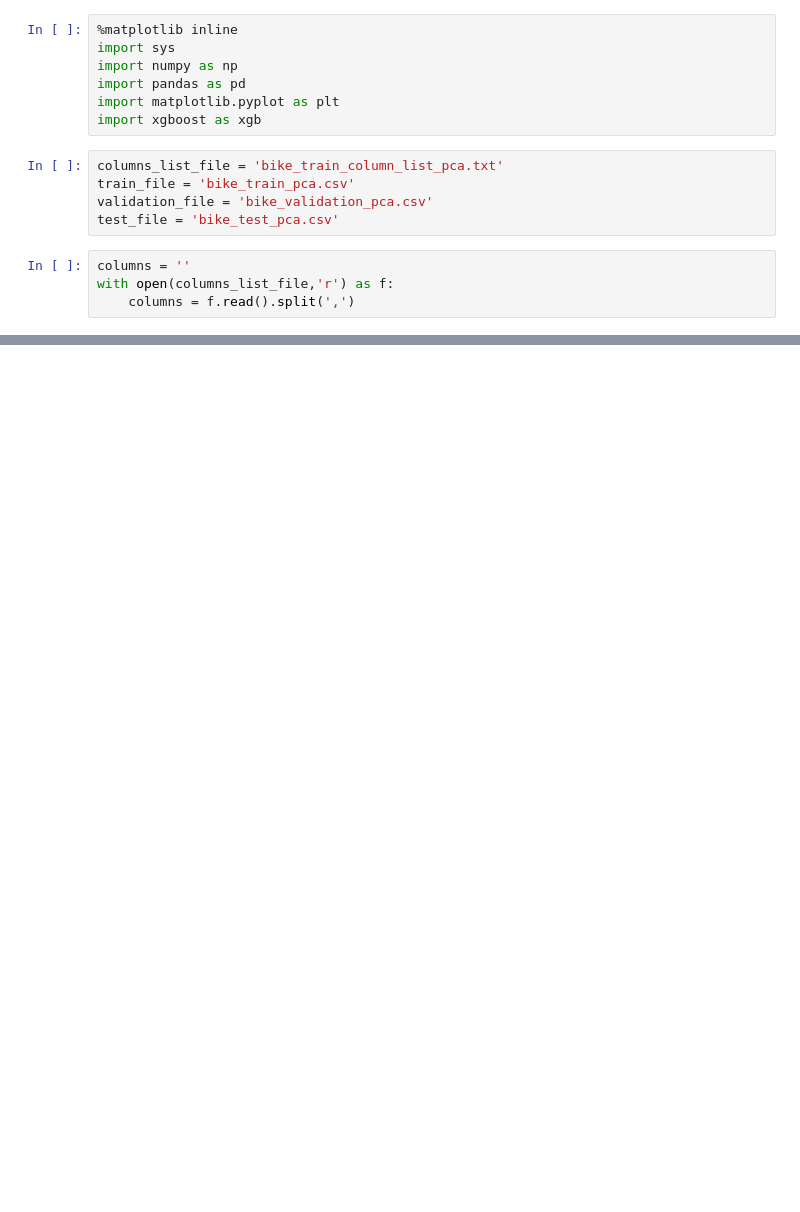
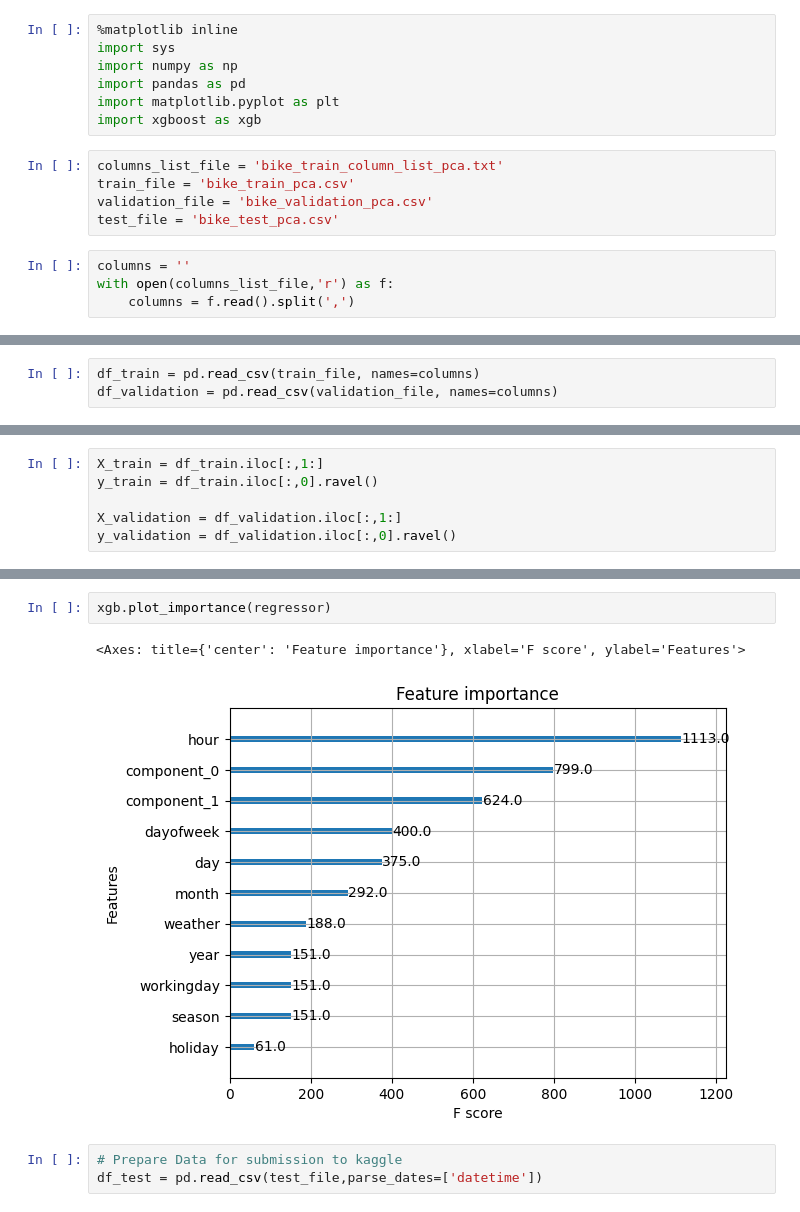
Before and after one commit to saravanankrishnarajan/SageMaker, a Jupyter notebook: PCA/biketrain_xgboost_localmode_pca.ipynb, the cells around one changed output, grey strips where cells are left out. Drawn from its saved outputs; the diff is of its cells as text; blank space fills up the shorter version.

```diff
--- a/PCA/biketrain_xgboost_localmode_pca.ipynb
+++ b/PCA/biketrain_xgboost_localmode_pca.ipynb
@@ -28,0 +41,3 @@ with open(columns_list_file,'r') as f:
+# %%
+df_train = pd.read_csv(train_file, names=columns)
+df_validation = pd.read_csv(validation_file, names=columns)
@@ -28,0 +68,6 @@ with open(columns_list_file,'r') as f:
+# %%
+X_train = df_train.iloc[:,1:]
+y_train = df_train.iloc[:,0].ravel()
+
+X_validation = df_validation.iloc[:,1:]
+y_validation = df_validation.iloc[:,0].ravel()
@@ -28,0 +159,8 @@ with open(columns_list_file,'r') as f:
+# %%
+xgb.plot_importance(regressor)
+# %% [output]
+<Axes: title={'center': 'Feature importance'}, xlabel='F score', ylabel='Features'>
+[figure, added]
+# %%
+# Prepare Data for submission to kaggle
+df_test = pd.read_csv(test_file,parse_dates=['datetime'])
```
Also changed, not shown: parts of 27 cells of this notebook, 3 other files.
